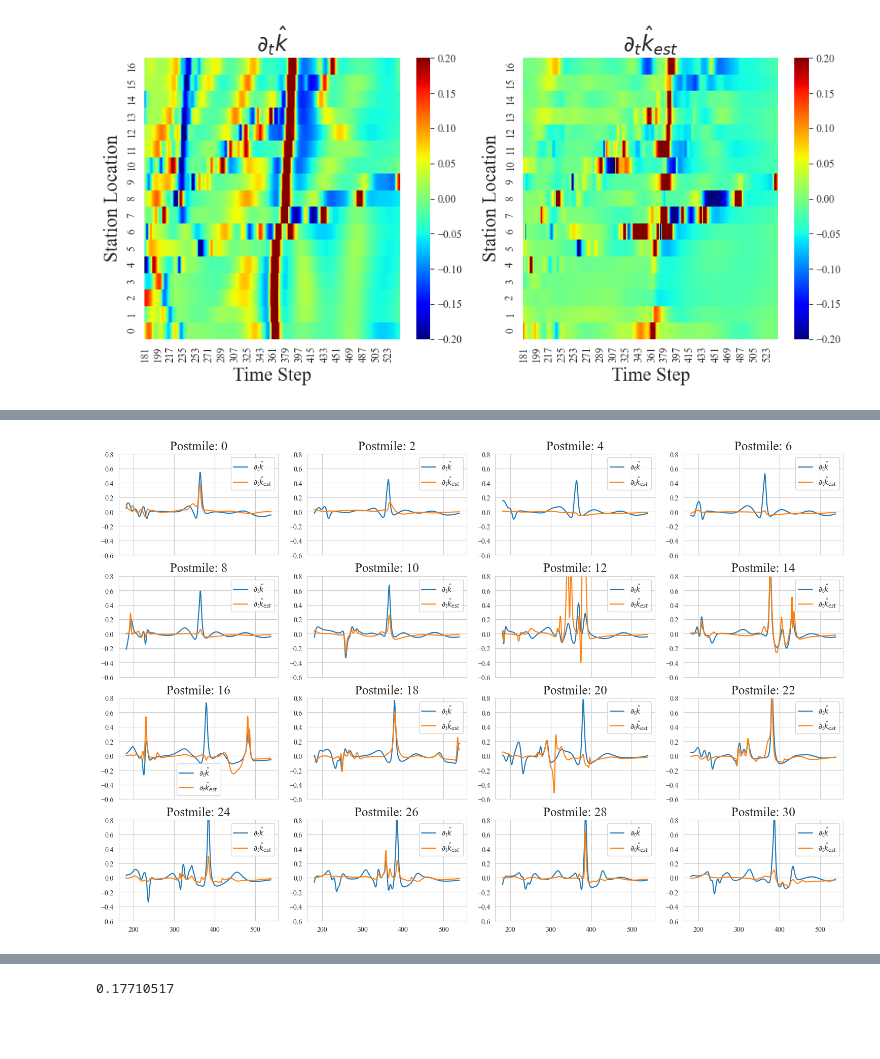
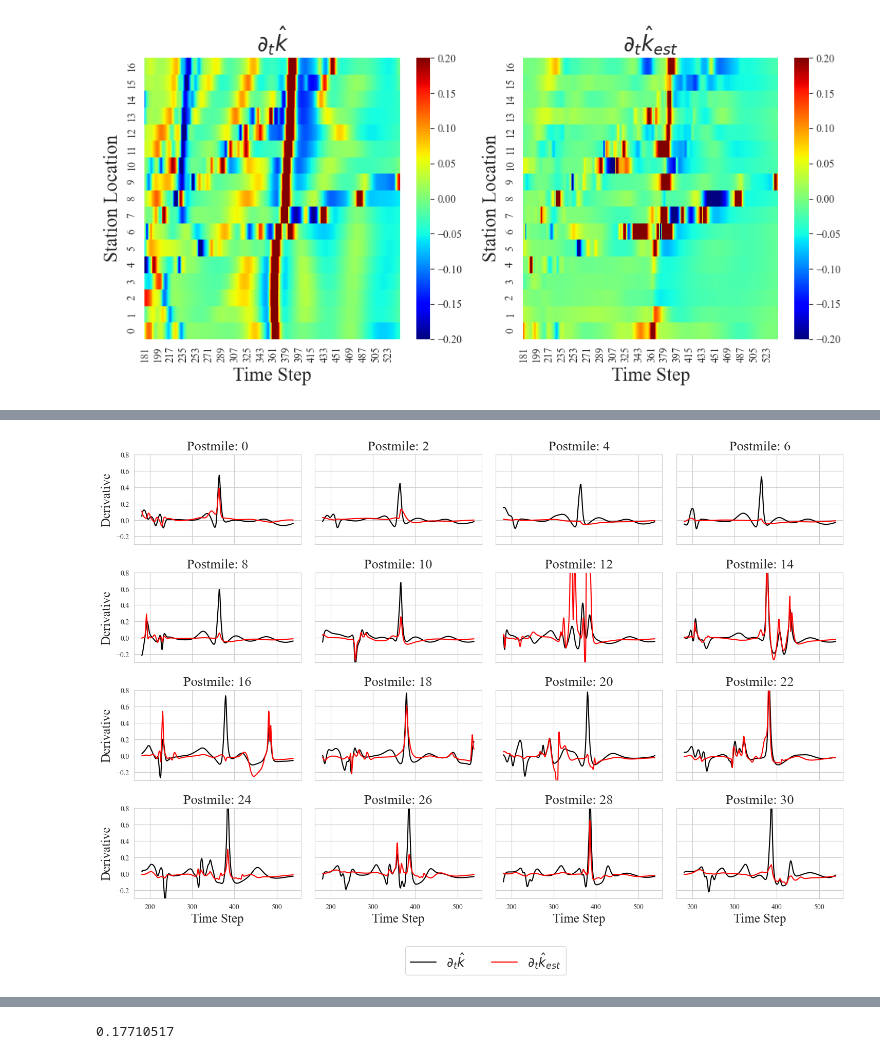
Before and after one commit to wzh96/Flow_PDE_FIND, a Jupyter notebook: Results_Plots.ipynb, the cells around one changed output, grey strips where cells are left out. Drawn from its saved outputs; the diff is of its cells as text; code cells hidden in the pictures; blank space fills up the shorter version.

```diff
--- a/Results_Plots.ipynb
+++ b/Results_Plots.ipynb
@@ -401,15 +572,28 @@ fig.savefig("Figures/k_dev.png", dpi = 300)
 # %%
-fig, axes = plt.subplots(nrows=4, ncols=4, figsize=(15, 10), sharex=True)
+fig, axes = plt.subplots(nrows=4, ncols=4, figsize=(15, 10), sharex=True, sharey=True)
 axes = axes.flatten()
 # Plotting the data for each row in both dataframes
 for i in range(16):
-    axes[i].plot(k_t_wide.iloc[i, :], label=r'$\partial_t \hat{k}$')
-    axes[i].plot(k_t_predict_wide.iloc[i, :], label=r'$\partial_t \hat{k}_{est}$')
-    axes[i].set_title(f'Postmile: {i * 2}', fontsize = 18)
-    axes[i].set_ylim(-0.6, 0.8)
-    axes[i].legend()
-plt.tight_layout()
+    # Plot the data
+    axes[i].plot(k_t_wide.iloc[i, :], label=r'$\partial_t \hat{k}$', color = 'black')
+    axes[i].plot(k_t_predict_wide.iloc[i, :], label=r'$\partial_t \hat{k}_{est}$', color = 'red')
+    axes[i].set_title(f'Postmile: {i * 2}', fontsize=19)
+    axes[i].set_ylim(-0.3, 0.8)
+    # axes[i].legend(loc='upper right', fontsize=12)
 
-fig.savefig("Figures/k_t_lines.png", dpi = 300)
+    # Add x-axis labels only for the subplots in the last row
+    if i >= 12:  # Subplots 12 to 15 correspond to the last row (index starts from 0)
+        axes[i].set_xlabel('Time Step', fontsize=18)
+
+    # Add y-axis labels only for the subplots in the first column
+    if i % 4 == 0:  # Subplots 0, 4, 8, 12 correspond to the first column
+        axes[i].set_ylabel('Derivative', fontsize=18)
+
+handles, labels = axes[0].get_legend_handles_labels()
+
+lgd = fig.legend(handles, labels, bbox_to_anchor=(0.63,0), fontsize=18, ncol = 2)
+
+plt.tight_layout(pad=2.0)
+fig.savefig("Figures/k_t_lines.png", dpi=300, bbox_inches='tight')
 # %% [output]
-[figure, old version]
+[figure, new version]
```
Also changed, not shown: parts of 6 cells of this notebook, 12 other files.
